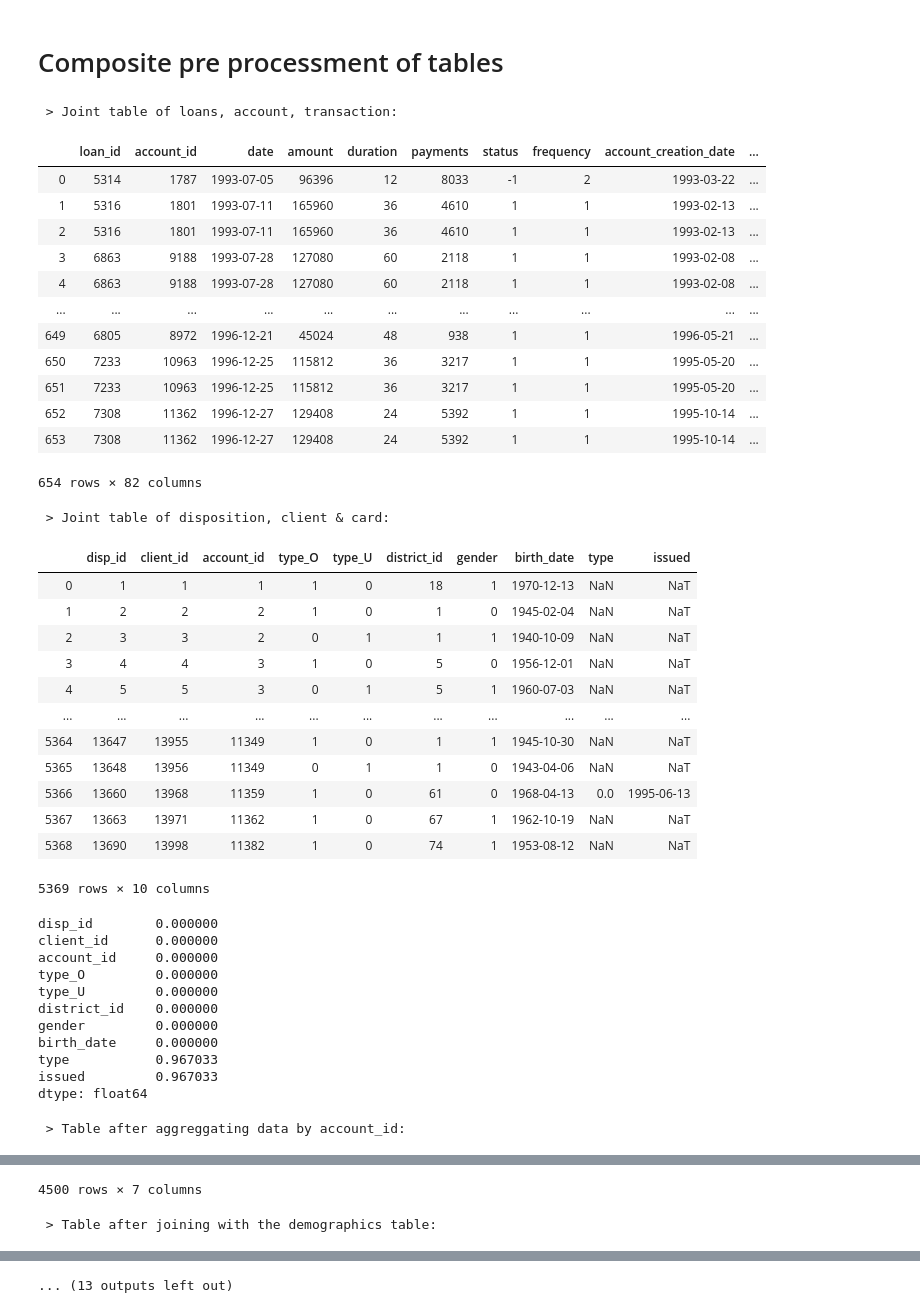
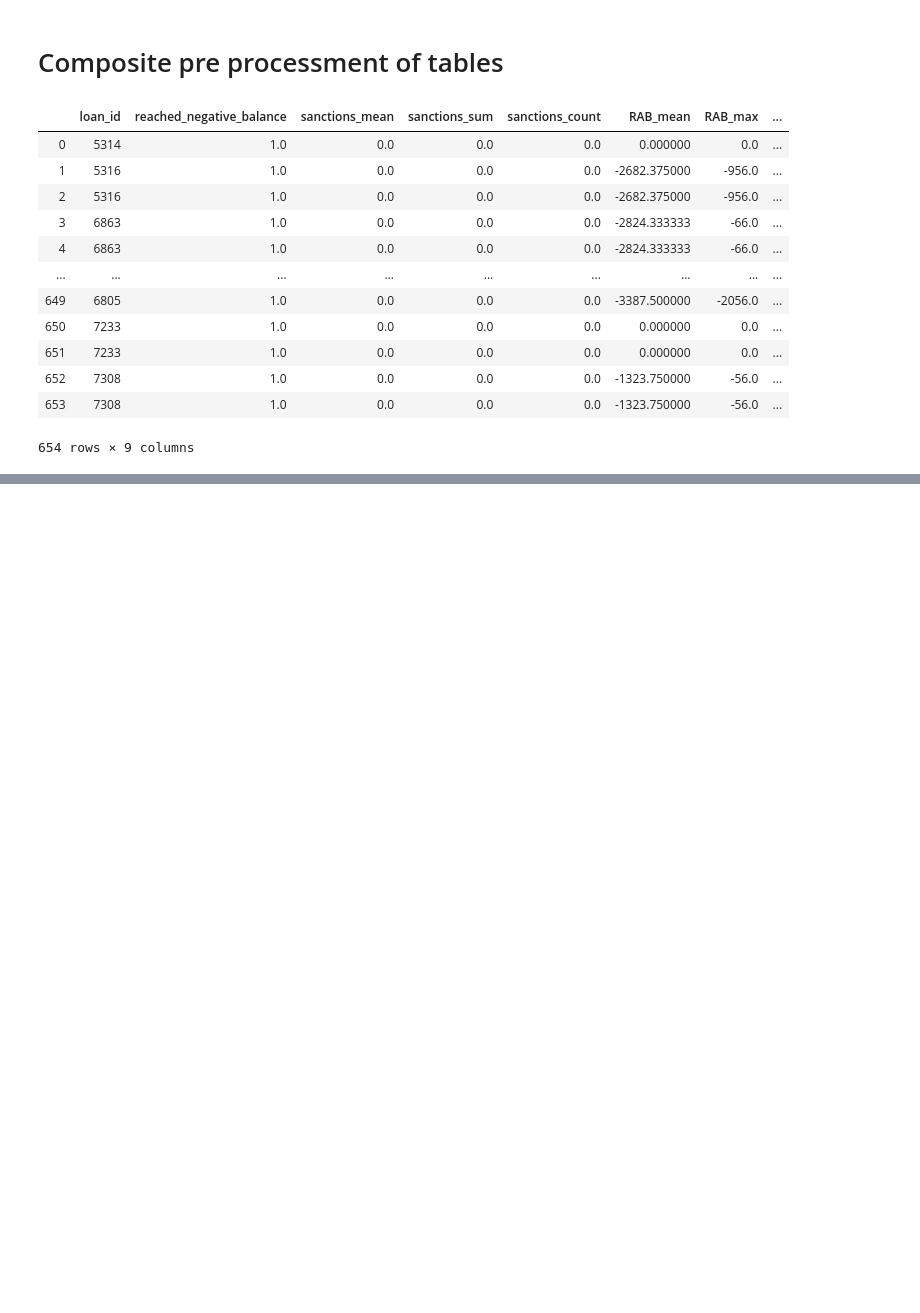
Before and after one commit to EdgarACarneiro/feup-ecac, a Jupyter notebook: project-competition/pre_processing.ipynb, the cells around one changed output, grey strips where cells are left out. Saved outputs shown, nothing was run; the diff lists cells and outputs as text; code cells hidden in the pictures; blank space fills up the shorter version.

```diff
--- a/project-competition/pre_processing.ipynb
+++ b/project-competition/pre_processing.ipynb
@@ -886,71 +845,55 @@ def compose_dataset(loan_df, account_df, disp_df, card_df, client_df, trans_df,
                  'pension', 'household', 'expected_month_income'], axis=1)
 
     if debug:
         print(' > Obtained dataframe after joining the previous tables and doing some feature engineering over them')
         display(df)
         print(' > And the corresponding correlation matrix:')
         get_df_correlation(df, (15, 15))
 
     # Feature selection
     df = df.drop(['account_creation_date', 'last_trans_date', 'total_ops', 'disponent_count'], axis=1)
     #df = df.drop(['date', 'frequency', 'balance_max', 'withdrawal_max', 'withdrawal_min', 'owner_gender',
     #             'no. of inhabitants', 'no. of municipalities with inhabitants 500-1999',
     #             'no. of municipalities with inhabitants 2000-9999 ', 'ratio of urban inhabitants ',
     #             'owner_age_on_loan', 'ratio entrepeneurs'], axis=1)
 
     # Setting status as last column
     df =  df[[col for col in df if col not in ['status']] + ['status']]
 
     if debug:
         print(' >>> Final table that will serve as input to the model:')
         display(df)
         print(' > And the respective correlations')
         get_df_correlation(df, (15, 15))
         print(' > And the respective histograms for the given features')
         get_features_histogram(df, (20, 60))
 
+    # Creating filter based on correlations
+    status_corr = df.corr().tail(1).drop(['status'], axis=1)
+    pos_status_corr = status_corr.loc[:, (status_corr > 0.25).any()]
+    neg_status_corr = status_corr.loc[:, (status_corr < -0.25).any()]
+    status_corr = pos_status_corr.merge(neg_status_corr, left_index=True, right_index=True)
+
+    # Filter indexes by correlations
+    df = df[['loan_id', 'reached_negative_balance', 'sanctions_mean', 'sanctions_sum',
+            'sanctions_count', 'RAB_mean', 'RAB_max', 'RAB_min', 'status']]
+    display(df)
+
     return df
 
 dataset = compose_dataset(loan_df, account_df, disp_df, card_df, client_df,
-                          trans_df, demogra_df, debug=True, pre_debug=False)
+                          trans_df, demogra_df, debug=False, pre_debug=False)
 # %% [output]
+|  | loan_id | reached_negative_balance | sanctions_mean | sanctions_sum | sanctions_count | RAB_mean | RAB_max | ... |
+| 0 | 5314 | 1.0 | 0.0 | 0.0 | 0.0 | 0.000000 | 0.0 | ... |
+| 1 | 5316 | 1.0 | 0.0 | 0.0 | 0.0 | -2682.375000 | -956.0 | ... |
+| 2 | 5316 | 1.0 | 0.0 | 0.0 | 0.0 | -2682.375000 | -956.0 | ... |
+| 3 | 6863 | 1.0 | 0.0 | 0.0 | 0.0 | -2824.333333 | -66.0 | ... |
+| 4 | 6863 | 1.0 | 0.0 | 0.0 | 0.0 | -2824.333333 | -66.0 | ... |
+| ... | ... | ... | ... | ... | ... | ... | ... | ... |
+| 649 | 6805 | 1.0 | 0.0 | 0.0 | 0.0 | -3387.500000 | -2056.0 | ... |
+| 650 | 7233 | 1.0 | 0.0 | 0.0 | 0.0 | 0.000000 | 0.0 | ... |
+| 651 | 7233 | 1.0 | 0.0 | 0.0 | 0.0 | 0.000000 | 0.0 | ... |
+| 652 | 7308 | 1.0 | 0.0 | 0.0 | 0.0 | -1323.750000 | -56.0 | ... |
+| 653 | 7308 | 1.0 | 0.0 | 0.0 | 0.0 | -1323.750000 | -56.0 | ... |
- > Joint table of loans, account, transaction:
+654 rows × 9 columns
-|  | loan_id | account_id | date | amount | duration | payments | status | frequency | account_creation_date | ... |
-| 0 | 5314 | 1787 | 1993-07-05 | 96396 | 12 | 8033 | -1 | 2 | 1993-03-22 | ... |
-| 1 | 5316 | 1801 | 1993-07-11 | 165960 | 36 | 4610 | 1 | 1 | 1993-02-13 | ... |
-| 2 | 5316 | 1801 | 1993-07-11 | 165960 | 36 | 4610 | 1 | 1 | 1993-02-13 | ... |
-| 3 | 6863 | 9188 | 1993-07-28 | 127080 | 60 | 2118 | 1 | 1 | 1993-02-08 | ... |
-| 4 | 6863 | 9188 | 1993-07-28 | 127080 | 60 | 2118 | 1 | 1 | 1993-02-08 | ... |
-| ... | ... | ... | ... | ... | ... | ... | ... | ... | ... | ... |
-| 649 | 6805 | 8972 | 1996-12-21 | 45024 | 48 | 938 | 1 | 1 | 1996-05-21 | ... |
-| 650 | 7233 | 10963 | 1996-12-25 | 115812 | 36 | 3217 | 1 | 1 | 1995-05-20 | ... |
-| 651 | 7233 | 10963 | 1996-12-25 | 115812 | 36 | 3217 | 1 | 1 | 1995-05-20 | ... |
-| 652 | 7308 | 11362 | 1996-12-27 | 129408 | 24 | 5392 | 1 | 1 | 1995-10-14 | ... |
-| 653 | 7308 | 11362 | 1996-12-27 | 129408 | 24 | 5392 | 1 | 1 | 1995-10-14 | ... |
-654 rows × 82 columns
- > Joint table of disposition, client & card:
-|  | disp_id | client_id | account_id | type_O | type_U | district_id | gender | birth_date | type | issued |
-| 0 | 1 | 1 | 1 | 1 | 0 | 18 | 1 | 1970-12-13 | NaN | NaT |
-| 1 | 2 | 2 | 2 | 1 | 0 | 1 | 0 | 1945-02-04 | NaN | NaT |
-| 2 | 3 | 3 | 2 | 0 | 1 | 1 | 1 | 1940-10-09 | NaN | NaT |
-| 3 | 4 | 4 | 3 | 1 | 0 | 5 | 0 | 1956-12-01 | NaN | NaT |
-| 4 | 5 | 5 | 3 | 0 | 1 | 5 | 1 | 1960-07-03 | NaN | NaT |
-| ... | ... | ... | ... | ... | ... | ... | ... | ... | ... | ... |
-| 5364 | 13647 | 13955 | 11349 | 1 | 0 | 1 | 1 | 1945-10-30 | NaN | NaT |
-| 5365 | 13648 | 13956 | 11349 | 0 | 1 | 1 | 0 | 1943-04-06 | NaN | NaT |
-| 5366 | 13660 | 13968 | 11359 | 1 | 0 | 61 | 0 | 1968-04-13 | 0.0 | 1995-06-13 |
-| 5367 | 13663 | 13971 | 11362 | 1 | 0 | 67 | 1 | 1962-10-19 | NaN | NaT |
-| 5368 | 13690 | 13998 | 11382 | 1 | 0 | 74 | 1 | 1953-08-12 | NaN | NaT |
-5369 rows × 10 columns
-disp_id        0.000000
-client_id      0.000000
-account_id     0.000000
-type_O         0.000000
-type_U         0.000000
-district_id    0.000000
-gender         0.000000
-birth_date     0.000000
-type           0.967033
-issued         0.967033
-dtype: float64
- > Table after aggreggating data by account_id:
@@ -969,2 +899,0 @@ dtype: float64
-4500 rows × 7 columns
- > Table after joining with the demographics table:
@@ -983,4 +900,3 @@ dtype: float64
-... (13 outputs left out)
 # %%
 # Outputting the resultant table to a final csv
 utils.write_df_to_csv(dataset, 'dataset', 'preprocessed_data.csv')
```
Also changed, not shown: parts of 3 cells of this notebook, 3 other files.
